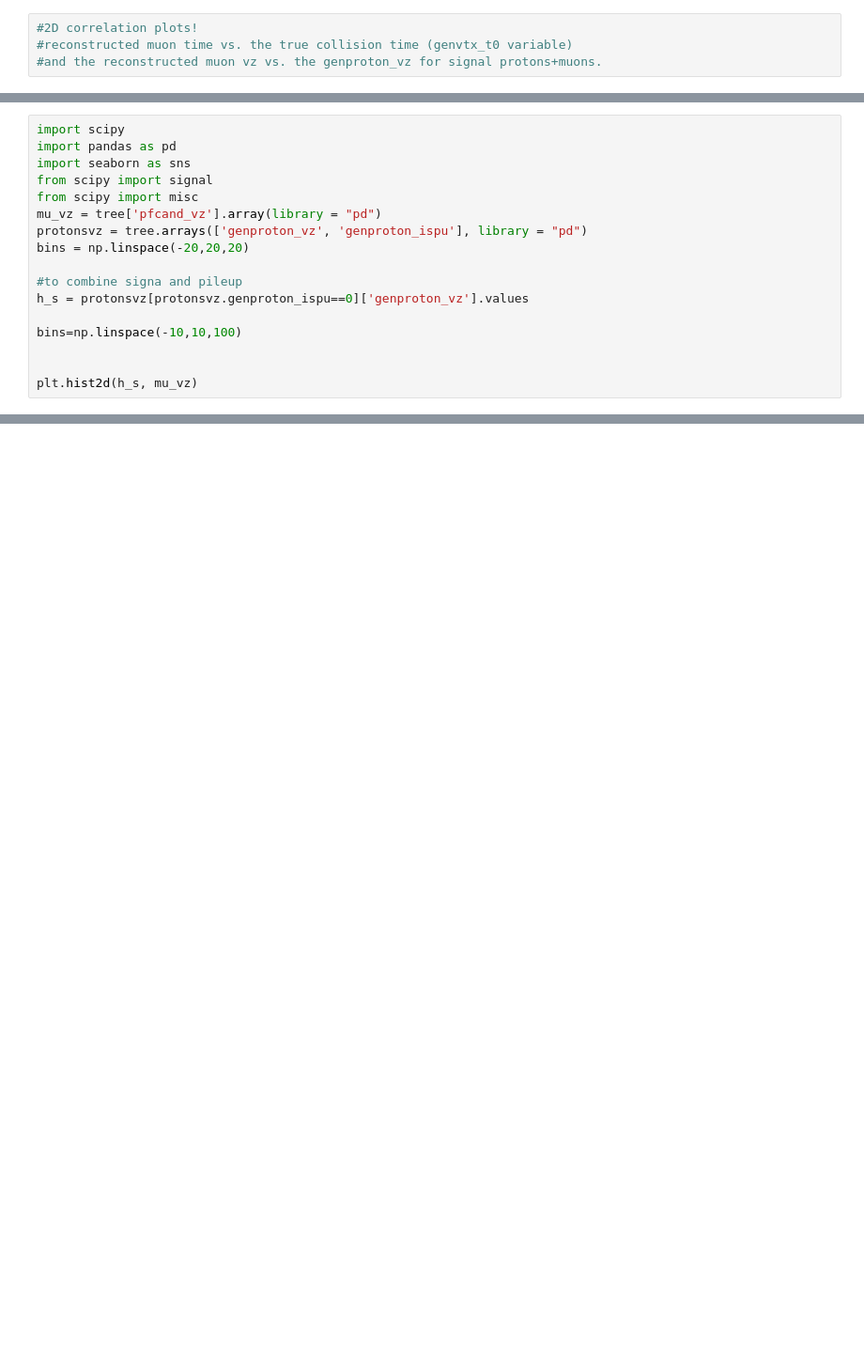
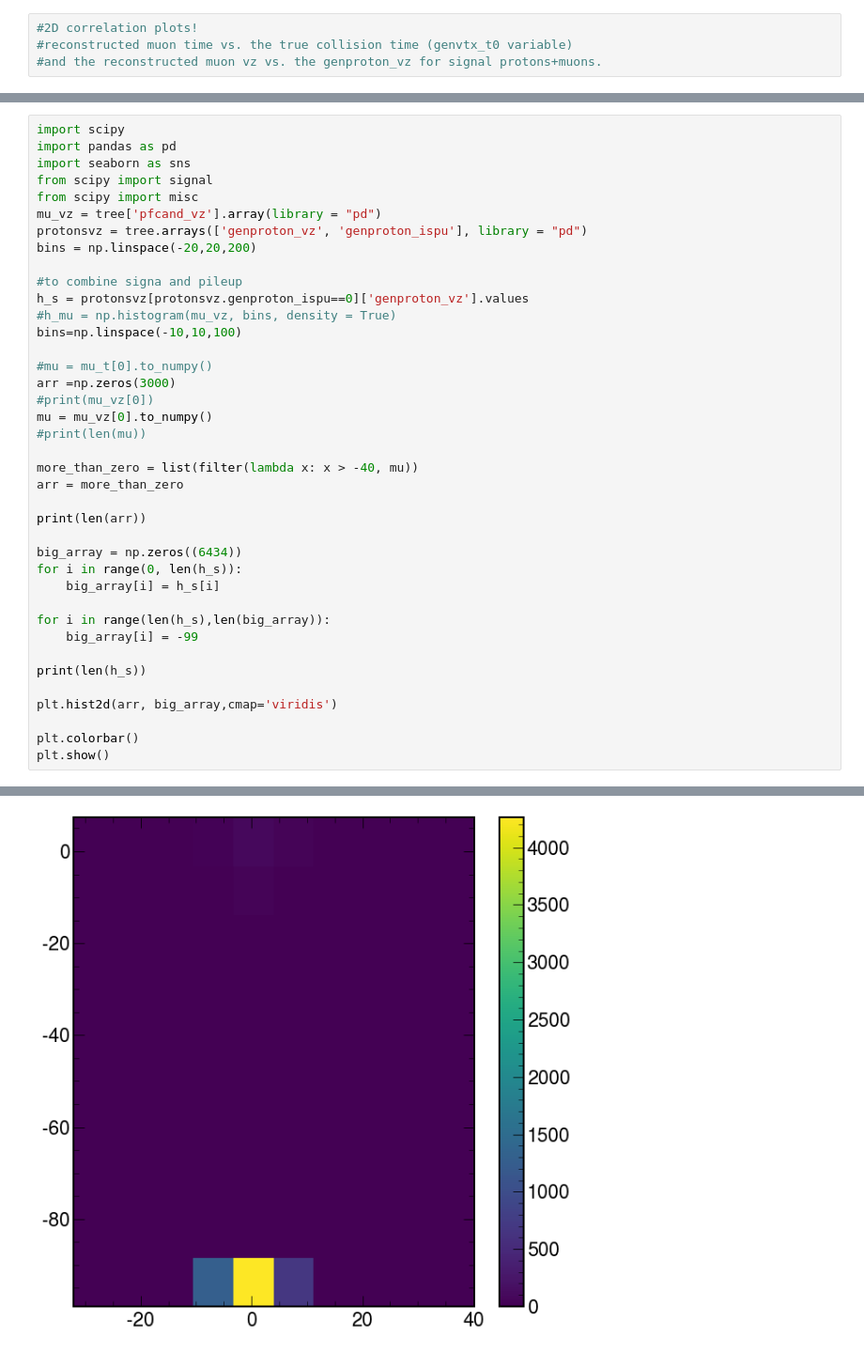
Before and after one commit to jloemker/SWAN, a Jupyter notebook: Exploration-notebook.ipynb, the cells around one changed output, grey strips where cells are left out. Shown at 94% size. Saved outputs shown, nothing was run; the diff lists cells and outputs as text; blank space fills up the shorter version.

Commit message:
trouble with array conversion for 2d plots

```diff
--- a/Exploration-notebook.ipynb
+++ b/Exploration-notebook.ipynb
@@ -386,12 +352,35 @@ from scipy import signal
 from scipy import misc
 mu_vz = tree['pfcand_vz'].array(library = "pd")
 protonsvz = tree.arrays(['genproton_vz', 'genproton_ispu'], library = "pd")
-bins = np.linspace(-20,20,20)
+bins = np.linspace(-20,20,200)
 
 #to combine signa and pileup
 h_s = protonsvz[protonsvz.genproton_ispu==0]['genproton_vz'].values
-
+#h_mu = np.histogram(mu_vz, bins, density = True)
 bins=np.linspace(-10,10,100)
 
+#mu = mu_t[0].to_numpy()
+arr =np.zeros(3000)
+#print(mu_vz[0])
+mu = mu_vz[0].to_numpy()
+#print(len(mu))
 
-plt.hist2d(h_s, mu_vz)
+more_than_zero = list(filter(lambda x: x > -40, mu))
+arr = more_than_zero
+
+print(len(arr))
+
+big_array = np.zeros((6434))
+for i in range(0, len(h_s)):
+    big_array[i] = h_s[i]
+
+for i in range(len(h_s),len(big_array)):
+    big_array[i] = -99
+
+print(len(h_s))
+
+plt.hist2d(arr, big_array,cmap='viridis')
+
+plt.colorbar()
+plt.show()
+# %% [output]
@@ -397,0 +389 @@ plt.hist2d(h_s, mu_vz)
+[figure, added]
```
Also changed, not shown: parts of 5 cells of this notebook.
